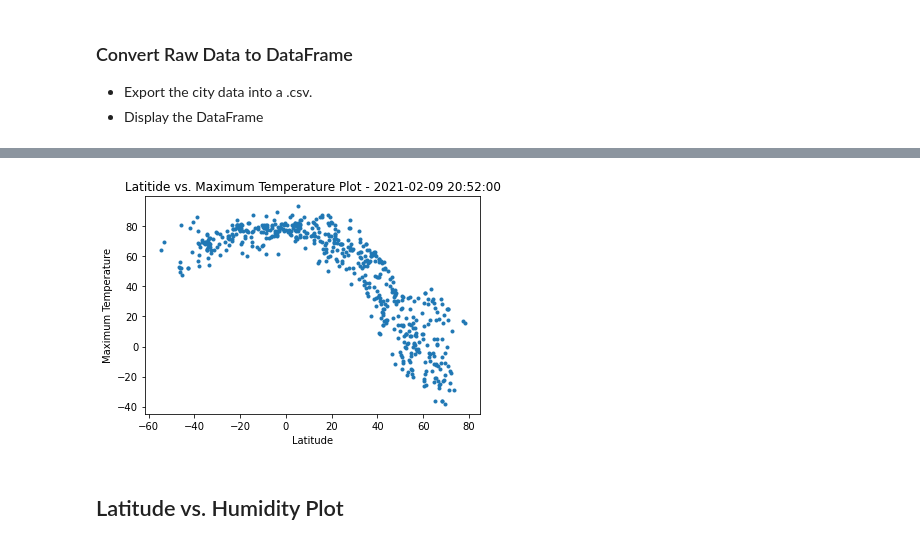
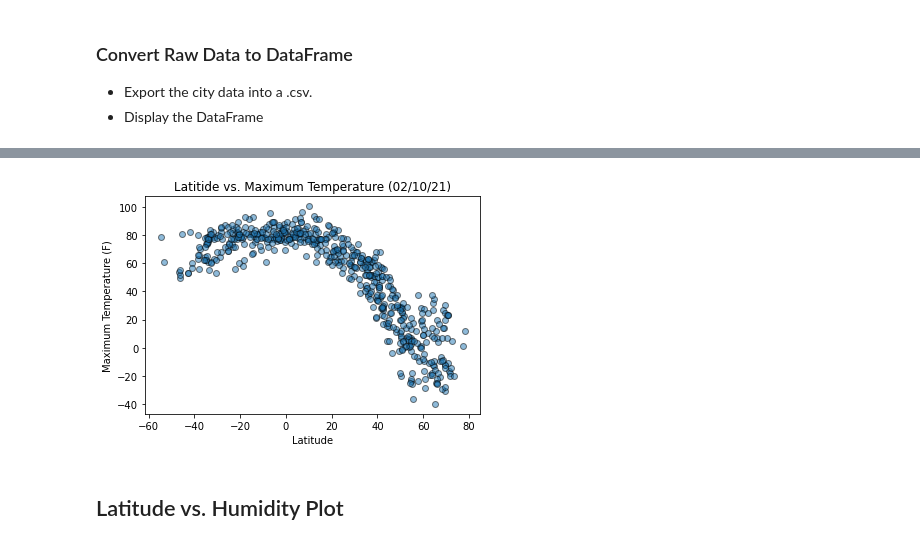
Before and after one commit to mrryanlittle/python-api-challenge, a Jupyter notebook: WeatherPy/WeatherPy.ipynb, the cells around one changed output, grey strips where cells are left out. Saved outputs shown, nothing was run; the diff lists cells and outputs as text; code cells hidden in the pictures.

Commit message:
defined plot variables, latVtempPlot cleaned

```diff
--- a/WeatherPy/WeatherPy.ipynb
+++ b/WeatherPy/WeatherPy.ipynb
@@ -154,15 +154,20 @@ False    564
 Name: Humidity, dtype: int64
+# %%
+# Defined variables for useful information to plot
+lats = city_df['Latitude']
+temps = city_df['Maximum Temperature']
+hums = city_df['Humidity']
+clouds = city_df['Cloudiness']
+winds = city_df['Wind Speed']
 # %%
 # Latitude vs. Temperature Plot
-x_lat = city_df['Latitude']
-y_temp = city_df['Maximum Temperature']
-plt.scatter(x_lat, y_temp, marker='.')
-plt.title(f"Latitide vs. Maximum Temperature Plot - {city_df['Date'][0]}")
+plt.scatter(lats, temps, edgecolor='black', linewidths=1, marker='o', alpha=.5)
+plt.title(f"Latitide vs. Maximum Temperature (%s)" % time.strftime("%x"))
 plt.xlabel('Latitude')
-plt.ylabel('Maximum Temperature')
+plt.ylabel('Maximum Temperature (F)')
 plt.savefig('graphs/LatitudeMaxTempScatterPlot.png')
 # %% [output]
-[figure, old version]
+[figure, new version]
 # %% [markdown]
 ## Latitude vs. Humidity Plot
 # %%
```
Also changed, not shown: parts of 6 cells of this notebook, 3 other files.
